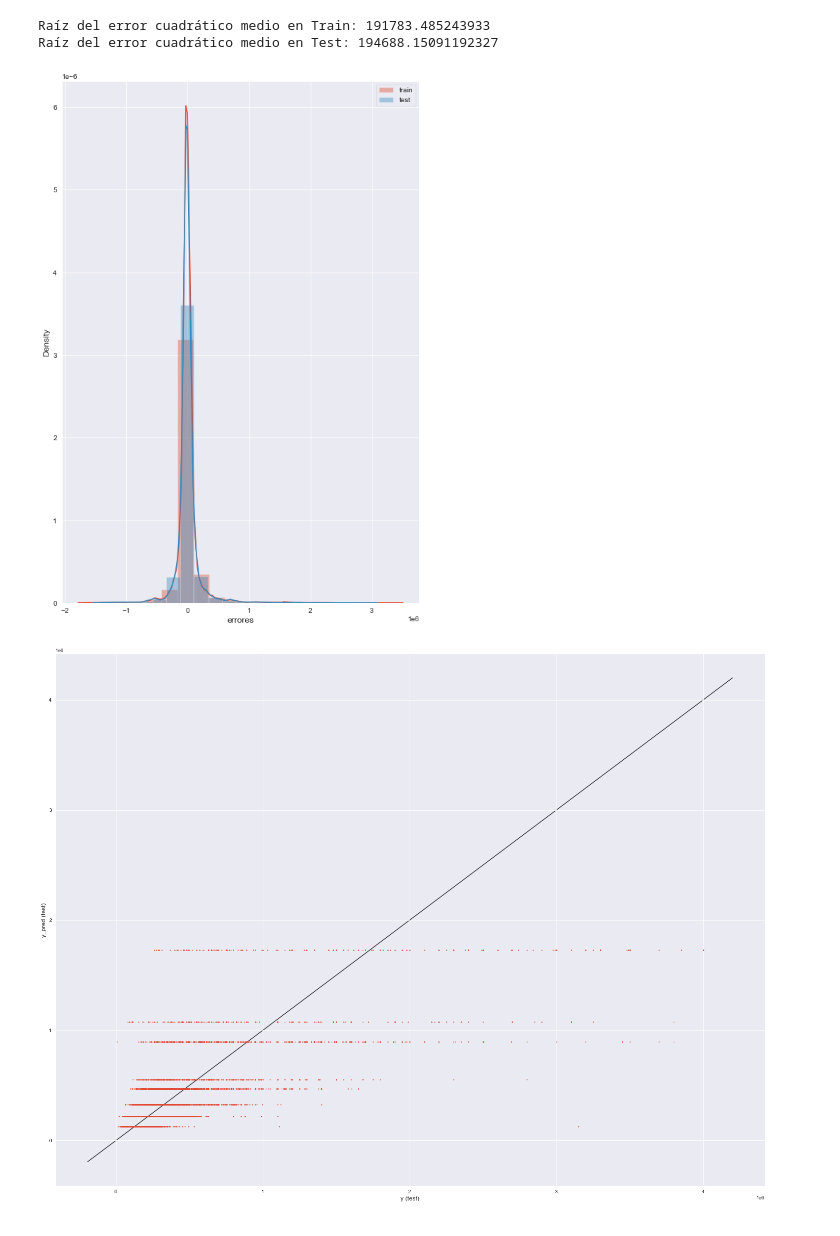
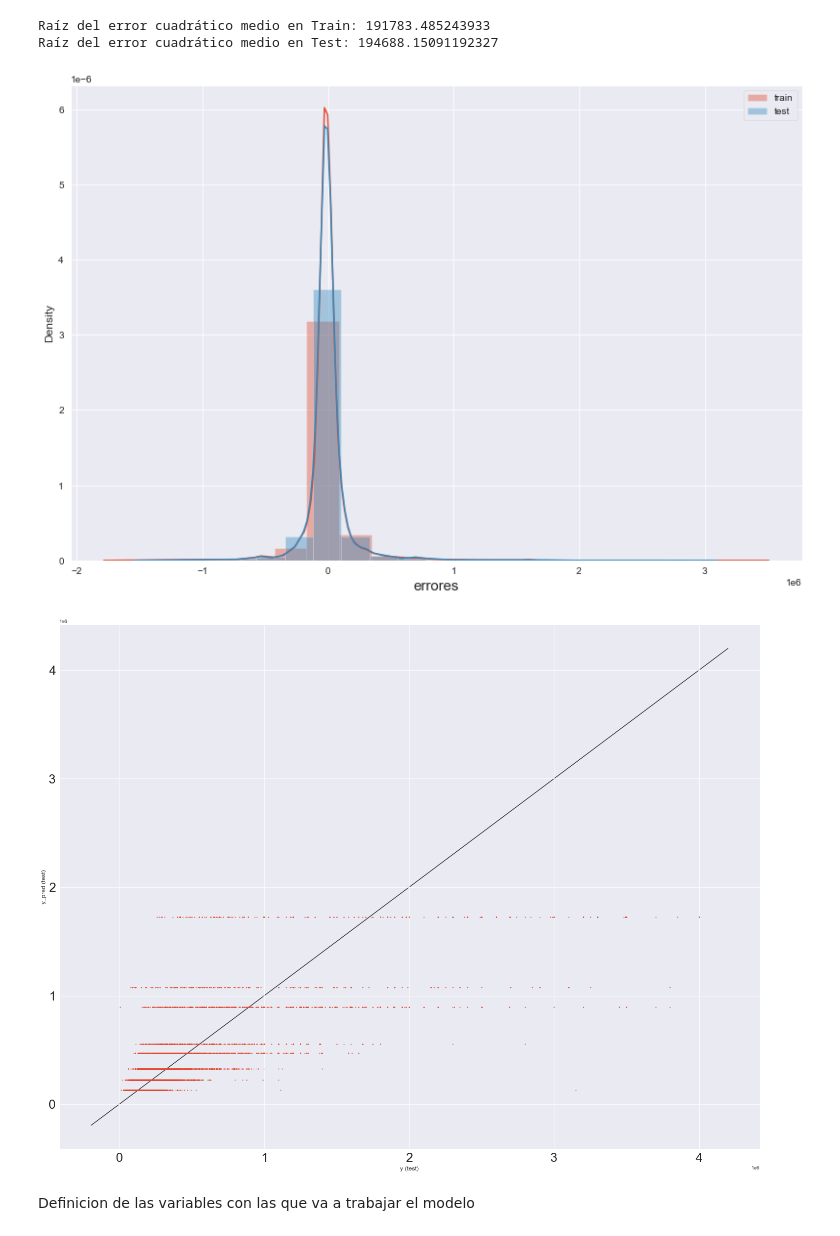
Before and after one commit to ldotto46/01.Proj_Real-State, a Jupyter notebook: DS_Proyecto_01(Rodriguez Luis).ipynb, the cells around one changed output. Saved outputs shown, nothing was run; the diff lists cells and outputs as text; code cells hidden in the pictures.

```diff
--- a/DS_Proyecto_01(Rodriguez Luis).ipynb
+++ b/DS_Proyecto_01(Rodriguez Luis).ipynb
@@ -561,29 +561,33 @@ print(f'Raíz del error cuadrático medio en Test: {rmse_test}')
 Raíz del error cuadrático medio en Train: 191783.485243933
 Raíz del error cuadrático medio en Test: 194688.15091192327
 # %%
-plt.figure(figsize = (20,30))
+plt.figure(figsize = (30,20))
 
 plt.subplot(2,2,1)
 sns.distplot(yTR - yTR_pred, bins = 20, label = 'train')
 sns.distplot(yTE - yTE_pred, bins = 20, label = 'test')
-plt.xlabel('errores')
+plt.xlabel('errores',fontsize = 15)
 plt.legend()
 
 plt.figure(figsize = (20,30))
 ax = plt.subplot(2,1,2)
+plt.xticks(fontsize = 25)
+plt.yticks(fontsize = 25)
 ax.scatter(yTE,yTE_pred, s =2)
 
 lims = [
-np.min([ax.get_xlim(), ax.get_ylim()]),  # min of both axes
-np.max([ax.get_xlim(), ax.get_ylim()]),  # max of both axes]
+np.min([ax.get_xlim(), ax.get_ylim()]),
+np.max([ax.get_xlim(), ax.get_ylim()]),
 ]
 
 ax.plot(lims, lims, 'k-', alpha=0.75, zorder=0)
 plt.xlabel('y (test)')
 plt.ylabel('y_pred (test)')
 
 plt.tight_layout()
 plt.show()
 # %% [output]
-[figure, old version]
+[figure, new version]
-[figure, old version]
+[figure, new version]
+# %% [markdown]
+Definicion de las variables con las que va a trabajar el modelo
```
Also changed, not shown: parts of 8 cells of this notebook.
